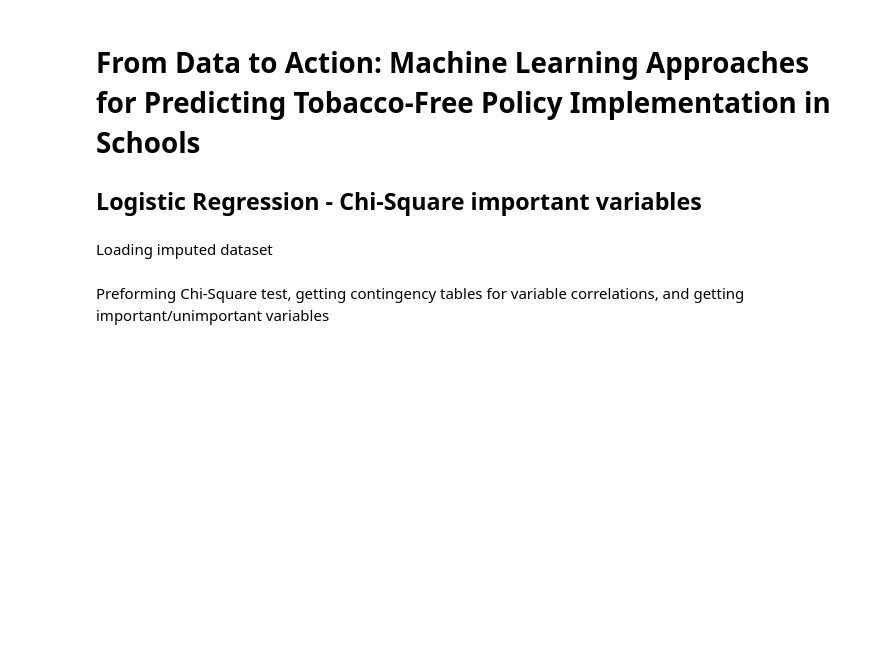
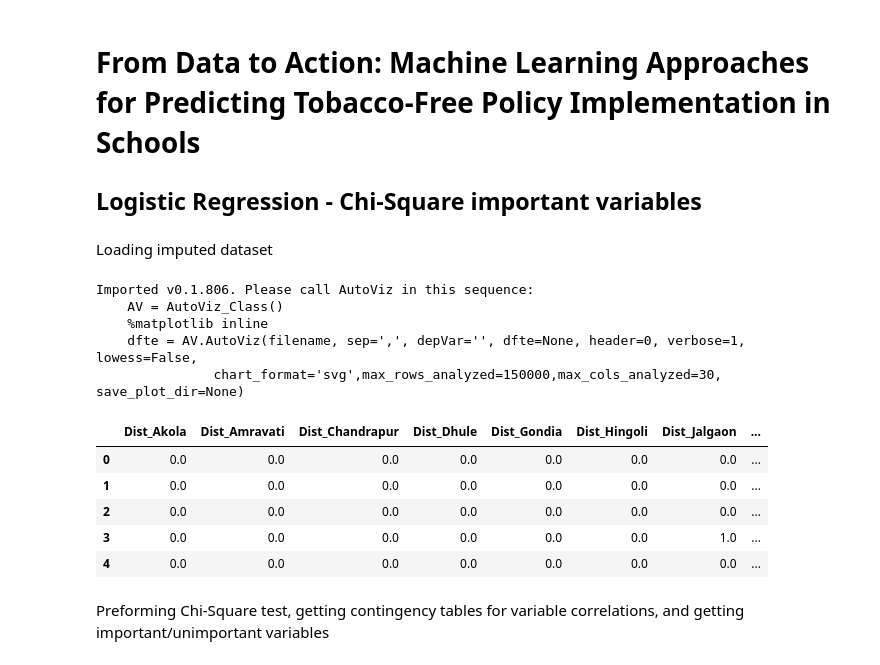
Before and after one commit to marsblars/TobaccoFreeSchoolsAI, a Jupyter notebook: tobaccoFree/tfs_logreg_chi.ipynb, the cells around one changed output. Saved outputs shown, nothing was run; the diff lists cells and outputs as text; code cells hidden in the pictures; blank space fills up the shorter version.

```diff
--- a/tobaccoFree/tfs_logreg_chi.ipynb
+++ b/tobaccoFree/tfs_logreg_chi.ipynb
@@ -6,27 +6,45 @@ Loading imputed dataset
 # %%
 import pandas as pd
 import numpy as np
 from pathlib import Path
 import matplotlib.pyplot as plt
 import seaborn as sns
 import sweetviz as sv
 from autoviz.AutoViz_Class import AutoViz_Class
 import statsmodels.api as sm
 import scipy.stats as st
+
+%matplotlib ipympl
+plt.rcParams['xtick.major.pad']='4'
+plt.rcParams['ytick.major.pad']='4'
+plt.rcParams["font.family"] = "sans-serif"
+plt.style.use("seaborn-poster")
 
 IMAGES_PATH = Path() / "plots"
 IMAGES_PATH.mkdir(parents=True, exist_ok=True)
 
 def save_fig(fig_id, tight_layout=True, fig_extension="png", resolution=300):
     path = IMAGES_PATH / f"{fig_id}.{fig_extension}"
     if tight_layout:
         plt.tight_layout()
     plt.savefig(path, format=fig_extension, dpi=resolution)
 # Read the two dataframes
 df = pd.read_csv('/main/tobaccoFree/data/imputed_data.csv')
 
 
 df.head()
+# %% [output]
+Imported v0.1.806. Please call AutoViz in this sequence:
+    AV = AutoViz_Class()
+    %matplotlib inline
+    dfte = AV.AutoViz(filename, sep=',', depVar='', dfte=None, header=0, verbose=1, lowess=False,
+               chart_format='svg',max_rows_analyzed=150000,max_cols_analyzed=30, save_plot_dir=None)
+|  | Dist_Akola | Dist_Amravati | Dist_Chandrapur | Dist_Dhule | Dist_Gondia | Dist_Hingoli | Dist_Jalgaon | ... |
+| 0 | 0.0 | 0.0 | 0.0 | 0.0 | 0.0 | 0.0 | 0.0 | ... |
+| 1 | 0.0 | 0.0 | 0.0 | 0.0 | 0.0 | 0.0 | 0.0 | ... |
+| 2 | 0.0 | 0.0 | 0.0 | 0.0 | 0.0 | 0.0 | 0.0 | ... |
+| 3 | 0.0 | 0.0 | 0.0 | 0.0 | 0.0 | 0.0 | 1.0 | ... |
+| 4 | 0.0 | 0.0 | 0.0 | 0.0 | 0.0 | 0.0 | 0.0 | ... |
 # %%
 df.info(verbose=True,show_counts=True)
 # %% [markdown]
```
Also changed, not shown: parts of 14 cells of this notebook, 51 other files.
